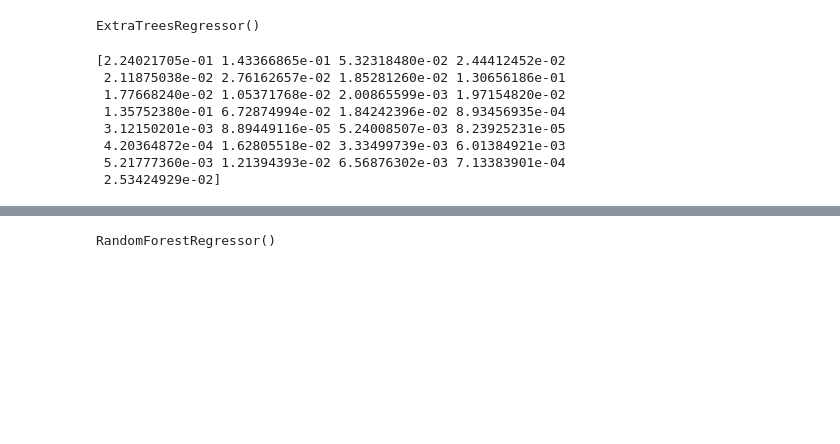
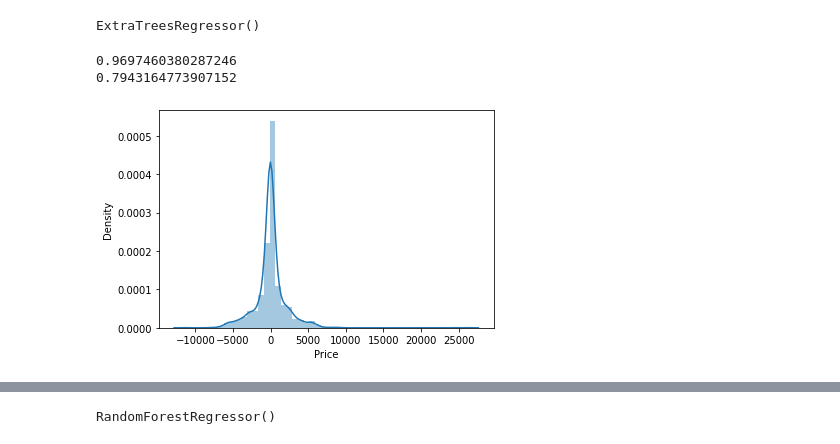
Before and after one commit to zmwaris1/flight_price_predict, a Jupyter notebook: flight_price_prediction.ipynb, the cells around one changed output, grey strips where cells are left out. Cells and saved outputs as stored; diff of their text form; code cells hidden in the pictures; blank space fills up the shorter version.

```diff
--- a/flight_price_prediction.ipynb
+++ b/flight_price_prediction.ipynb
@@ -376,16 +478,18 @@ selection.fit(X, y)
 # %% [output]
 ExtraTreesRegressor()
-# %%
-print(selection.feature_importances_)
-# %% [output]
-[2.24021705e-01 1.43366865e-01 5.32318480e-02 2.44412452e-02
- 2.11875038e-02 2.76162657e-02 1.85281260e-02 1.30656186e-01
- 1.77668240e-02 1.05371768e-02 2.00865599e-03 1.97154820e-02
- 1.35752380e-01 6.72874994e-02 1.84242396e-02 8.93456935e-04
- 3.12150201e-03 8.89449116e-05 5.24008507e-03 8.23925231e-05
- 4.20364872e-04 1.62805518e-02 3.33499739e-03 6.01384921e-03
- 5.21777360e-03 1.21394393e-02 6.56876302e-03 7.13383901e-04
- 2.53424929e-02]
+# %%
+pred1 = selection.predict(X_test)
+# %%
+print(selection.score(X_train, y_train))
+print(selection.score(X_test, y_test))
+# %% [output]
+0.9697460380287246
+0.7943164773907152
+# %%
+sns.distplot(y_test-pred1)
+plt.show()
+# %% [output]
+[figure, added]
 # %%
 plt.figure(figsize = (12, 8))
 features_imp = pd.Series(selection.feature_importances_, index=X.columns)
```
Also changed, not shown: parts of 76 cells of this notebook.
